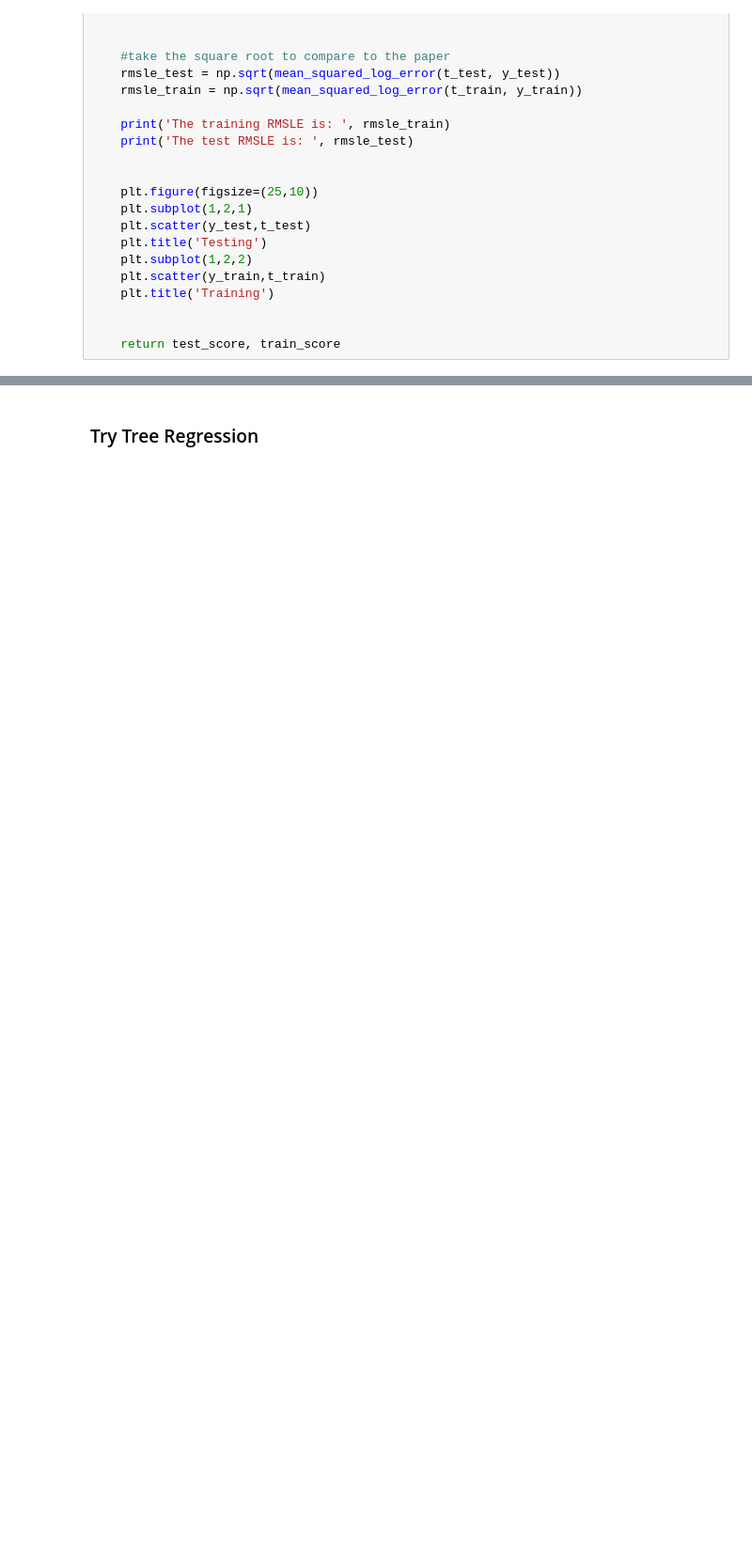
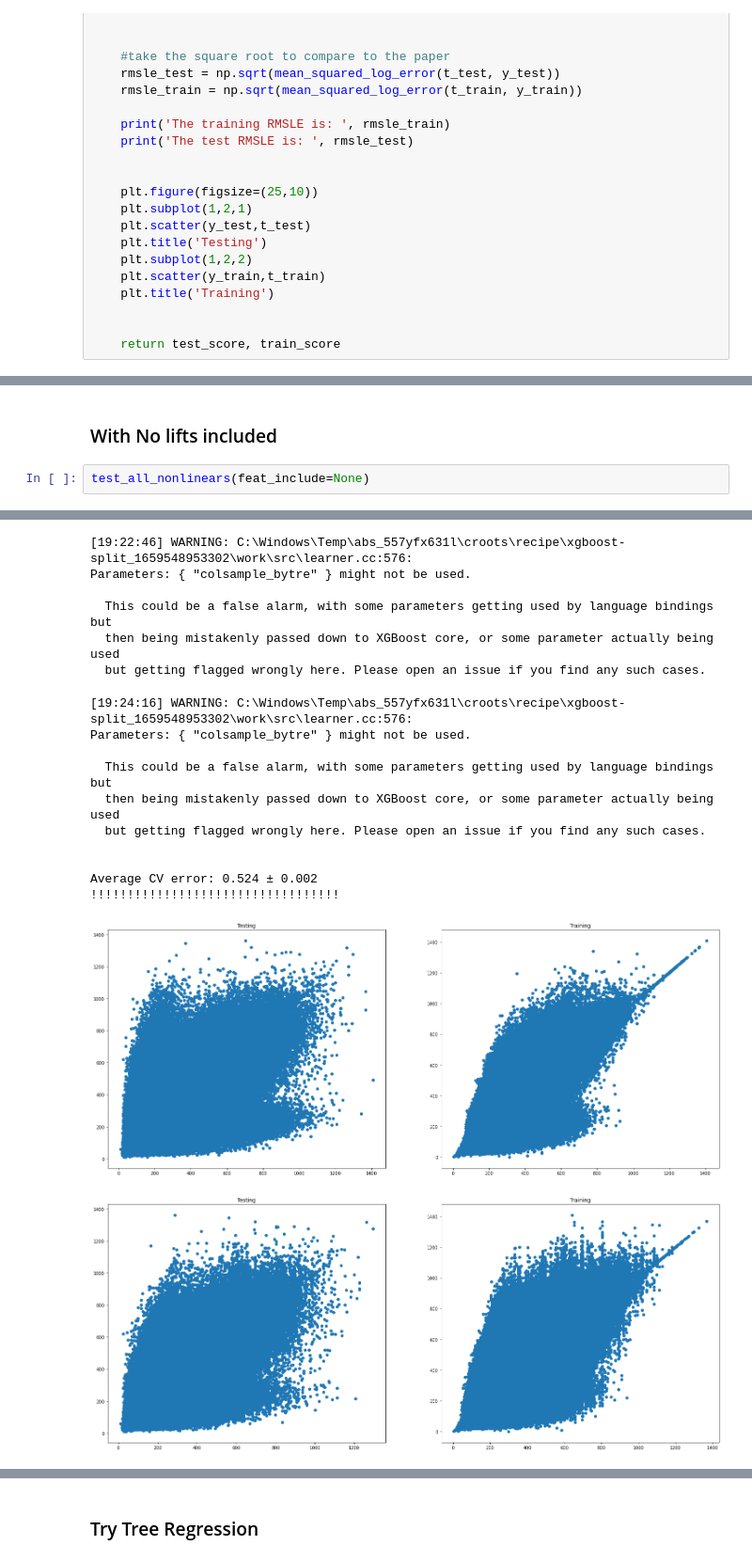
Before and after one commit to pbounds10/applliedML-5156_project, a Jupyter notebook: src/powerlifting.ipynb, the cells around one changed output, grey strips where cells are left out. Shown at 94% size. Drawn from its saved outputs; the diff is of its cells as text; blank space fills up the shorter version.

Commit message:
Tested all models
tested all the models with different versions of the feature set. Each version contained a different lift included.

```diff
--- a/src/powerlifting.ipynb
+++ b/src/powerlifting.ipynb
@@ -815,0 +861,5 @@ test_score, train_score = nonlinearmodeltester(knn,data_all_feat)
+# %% [markdown]
+### With No lifts included
+# %%
+test_all_nonlinears(feat_include=None)
+# %% [output]
@@ -815,0 +919,18 @@ test_score, train_score = nonlinearmodeltester(knn,data_all_feat)
+[19:22:46] WARNING: C:\Windows\Temp\abs_557yfx631l\croots\recipe\xgboost-split_1659548953302\work\src\learner.cc:576:
+Parameters: { "colsample_bytre" } might not be used.
+
+  This could be a false alarm, with some parameters getting used by language bindings but
+  then being mistakenly passed down to XGBoost core, or some parameter actually being used
+  but getting flagged wrongly here. Please open an issue if you find any such cases.
+[19:24:16] WARNING: C:\Windows\Temp\abs_557yfx631l\croots\recipe\xgboost-split_1659548953302\work\src\learner.cc:576:
+Parameters: { "colsample_bytre" } might not be used.
+
+  This could be a false alarm, with some parameters getting used by language bindings but
+  then being mistakenly passed down to XGBoost core, or some parameter actually being used
+  but getting flagged wrongly here. Please open an issue if you find any such cases.
+
+
+Average CV error: 0.524 ± 0.002
+!!!!!!!!!!!!!!!!!!!!!!!!!!!!!!!!!!
+[figure, added]
+[figure, added]
```
Also changed, not shown: parts of 16 cells of this notebook.
